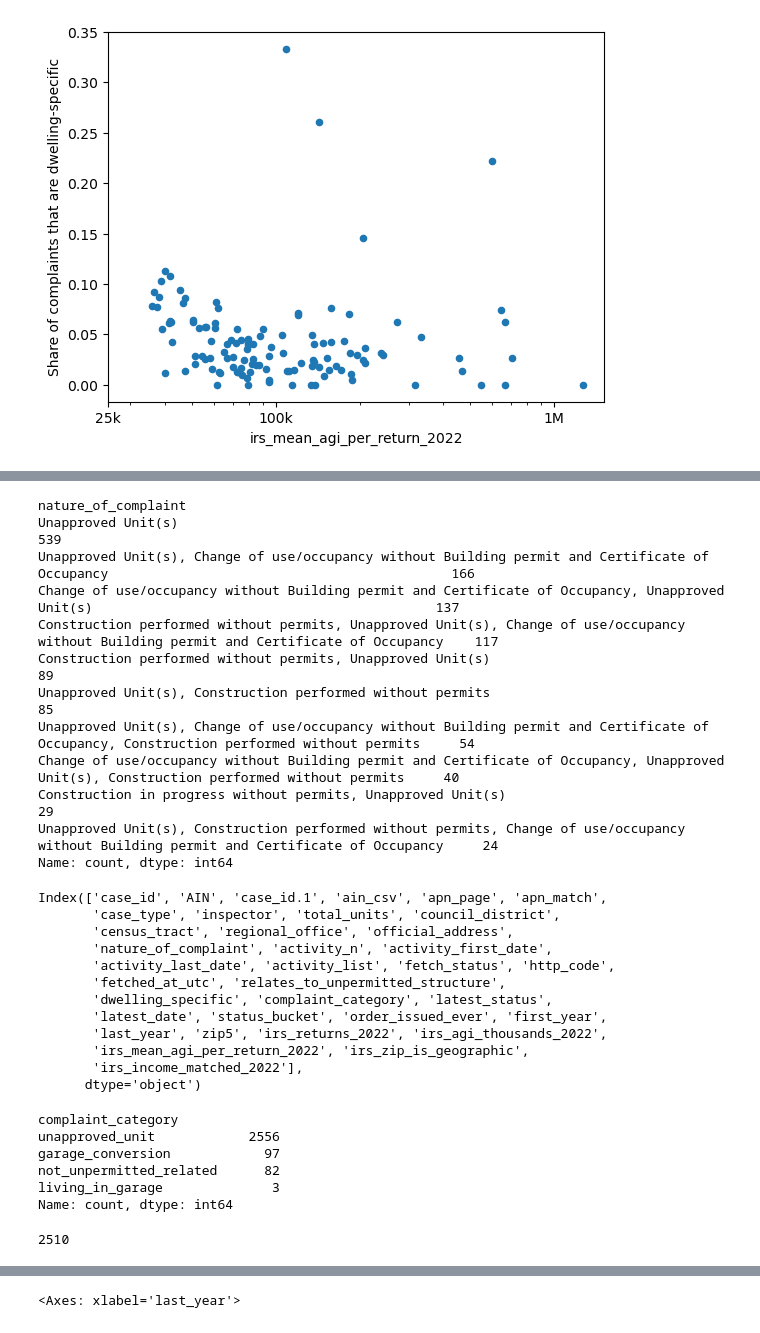
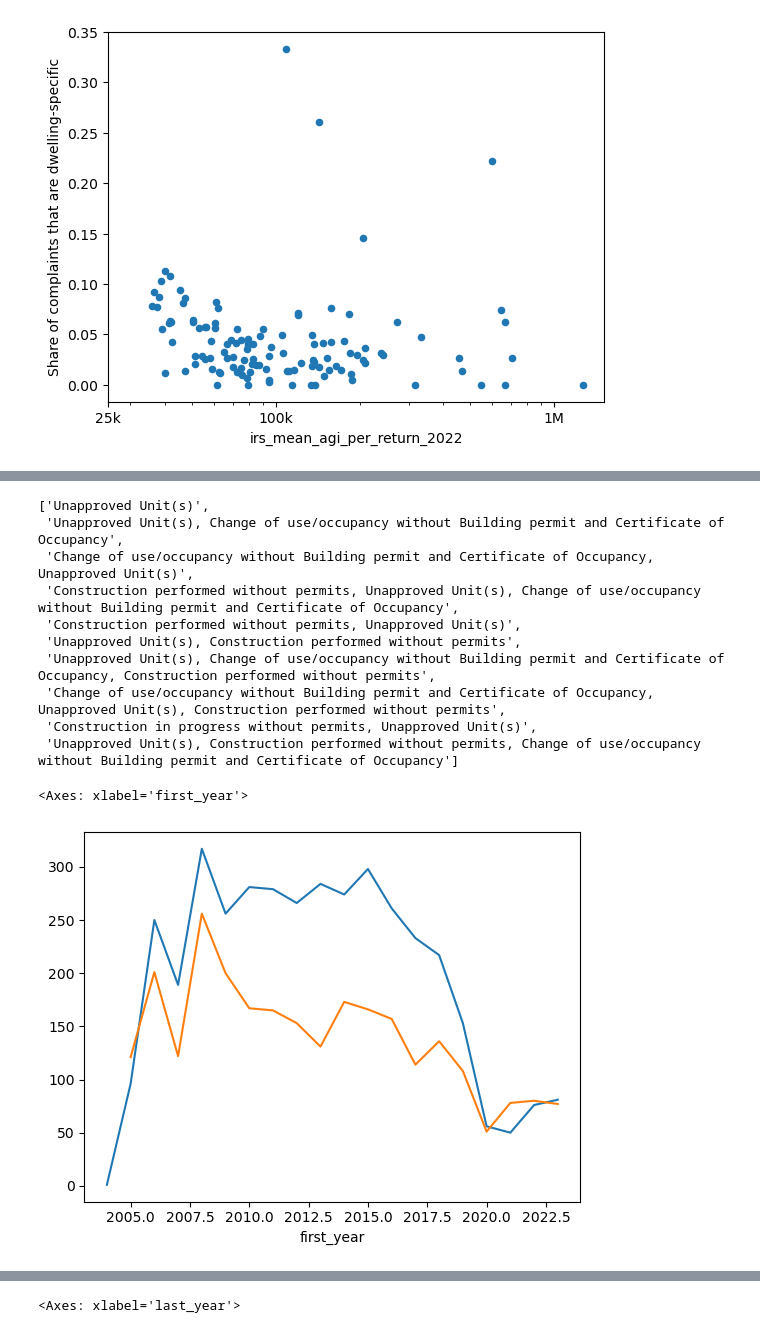
Before and after one commit to AdamSwietek/NDSC_HiddenHousing, a Jupyter notebook: notebooks/methods/05_find_udu.ipynb, the cells around one changed output, grey strips where cells are left out. Cells and saved outputs as stored; diff of their text form; code cells hidden in the pictures.

```diff
--- a/notebooks/methods/05_find_udu.ipynb
+++ b/notebooks/methods/05_find_udu.ipynb
@@ -90,7 +83,7 @@ Tier 2                 1298
 Task Force              797
 Name: count, dtype: int64
 # %%
-complaint_fp = '/Users/adamswietek/Downloads/violations-2_with_nature_of_complaint_taxonomy_status (1).csv'
+complaint_fp = '/Users/adamswietek/Documents/NDSC_HiddenHousing/data/01_source/violations/violations-2_with_nature_of_complaint_taxonomy_status (2).csv'
 
 complaints = pd.read_csv(complaint_fp)
 complaints.shape
@@ -369,7 +373,14 @@ plt.ylabel('Share of complaints that are dwelling-specific')
 # %% [output]
 Text(0, 0.5, 'Share of complaints that are dwelling-specific')
 [figure]
+# %%
+non_udu = (complaints
+                  .query('relates_to_unpermitted_structure == True')
+
+.query('dwelling_specific == True')
+.query('no_violations_observed_ever == True'))
 # %%
 udu = (complaints
+       .query('relates_to_unpermitted_structure == True')
 .query('dwelling_specific == True')
 .query('order_issued_ever == True'))
@@ -376,43 +406,19 @@ udu = (complaints
 # %%
-udu.nature_of_complaint.value_counts().head(10)
+udu.nature_of_complaint.value_counts().head(10).index.tolist()
 # %% [output]
-nature_of_complaint
-Unapproved Unit(s)                                                                                                                          539
-Unapproved Unit(s), Change of use/occupancy without Building permit and Certificate of Occupancy                                            166
-Change of use/occupancy without Building permit and Certificate of Occupancy, Unapproved Unit(s)                                            137
-Construction performed without permits, Unapproved Unit(s), Change of use/occupancy without Building permit and Certificate of Occupancy    117
-Construction performed without permits, Unapproved Unit(s)                                                                                   89
-Unapproved Unit(s), Construction performed without permits                                                                                   85
-Unapproved Unit(s), Change of use/occupancy without Building permit and Certificate of Occupancy, Construction performed without permits     54
-Change of use/occupancy without Building permit and Certificate of Occupancy, Unapproved Unit(s), Construction performed without permits     40
-Construction in progress without permits, Unapproved Unit(s)                                                                                 29
-Unapproved Unit(s), Construction performed without permits, Change of use/occupancy without Building permit and Certificate of Occupancy     24
-Name: count, dtype: int64
+['Unapproved Unit(s)',
+ 'Unapproved Unit(s), Change of use/occupancy without Building permit and Certificate of Occupancy',
+ 'Change of use/occupancy without Building permit and Certificate of Occupancy, Unapproved Unit(s)',
+ 'Construction performed without permits, Unapproved Unit(s), Change of use/occupancy without Building permit and Certificate of Occupancy',
+ 'Construction performed without permits, Unapproved Unit(s)',
+ 'Unapproved Unit(s), Construction performed without permits',
+ 'Unapproved Unit(s), Change of use/occupancy without Building permit and Certificate of Occupancy, Construction performed without permits',
+ 'Change of use/occupancy without Building permit and Certificate of Occupancy, Unapproved Unit(s), Construction performed without permits',
+ 'Construction in progress without permits, Unapproved Unit(s)',
+ 'Unapproved Unit(s), Construction performed without permits, Change of use/occupancy without Building permit and Certificate of Occupancy']
-# %%
-udu.columns
-# %% [output]
-Index(['case_id', 'AIN', 'case_id.1', 'ain_csv', 'apn_page', 'apn_match',
-       'case_type', 'inspector', 'total_units', 'council_district',
-       'census_tract', 'regional_office', 'official_address',
-       'nature_of_complaint', 'activity_n', 'activity_first_date',
-       'activity_last_date', 'activity_list', 'fetch_status', 'http_code',
-       'fetched_at_utc', 'relates_to_unpermitted_structure',
-       'dwelling_specific', 'complaint_category', 'latest_status',
-       'latest_date', 'status_bucket', 'order_issued_ever', 'first_year',
-       'last_year', 'zip5', 'irs_returns_2022', 'irs_agi_thousands_2022',
-       'irs_mean_agi_per_return_2022', 'irs_zip_is_geographic',
-       'irs_income_matched_2022'],
-      dtype='object')
-# %%
-udu.complaint_category.value_counts().head(10)
-# %% [output]
-complaint_category
-unapproved_unit            2556
-garage_conversion            97
-not_unpermitted_related      82
-living_in_garage              3
-Name: count, dtype: int64
-# %%
-udu.AIN.nunique()
-# %% [output]
-2510
+# %%
+non_udu.groupby('first_year').size().plot(label='Non-UDU')
+udu.groupby('first_year').size().plot(label='UDU')
+# %% [output]
+<Axes: xlabel='first_year'>
+[figure, added]
```
Also changed, not shown: parts of 33 cells of this notebook, 5 other files.
